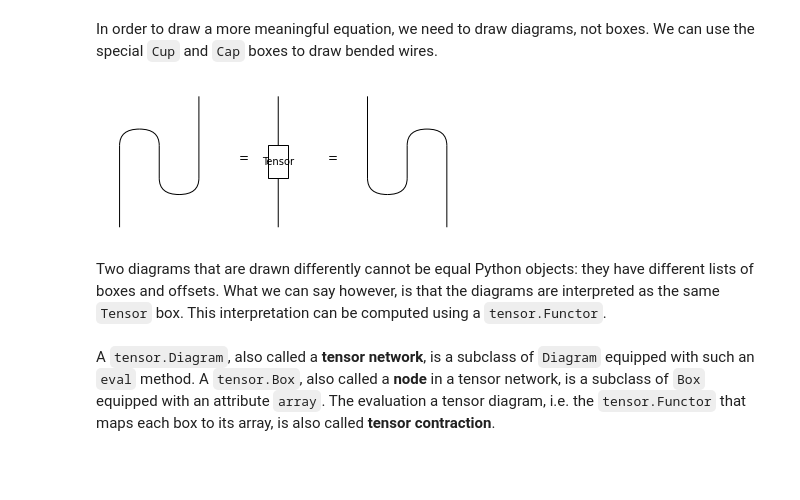
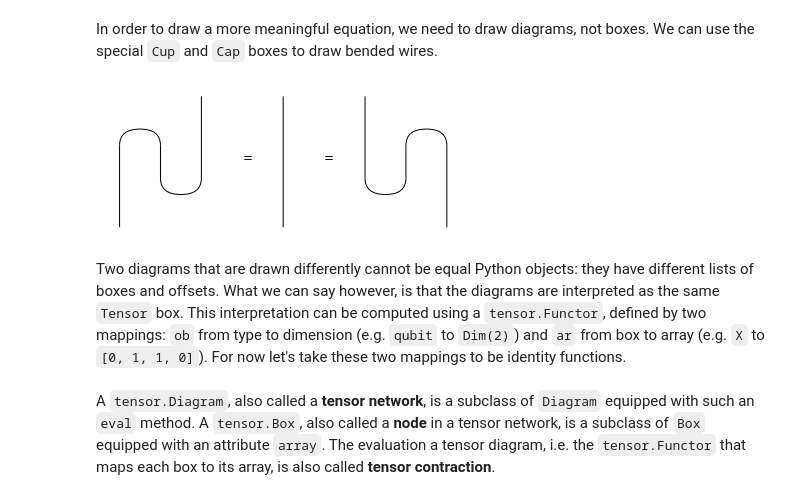
Before and after one commit to cnm13ryan/discopy, a Jupyter notebook: docs/notebooks/qnlp-tutorial.ipynb, the cells around one changed output. Saved outputs shown, nothing was run; the diff lists cells and outputs as text; code cells hidden in the pictures; blank space fills up the shorter version.

```diff
--- a/docs/notebooks/qnlp-tutorial.ipynb
+++ b/docs/notebooks/qnlp-tutorial.ipynb
@@ -279,14 +285,14 @@ In order to draw a more meaningful equation, we need to draw diagrams, not boxes
 # %%
 from discopy import Cup, Cap
 
 left_snake = Cap(Dim(2), Dim(2)) @ Id(Dim(2)) >> Id(Dim(2)) @ Cup(Dim(2), Dim(2))
 right_snake = Id(Dim(2)) @ Cap(Dim(2), Dim(2)) >> Cup(Dim(2), Dim(2)) @ Id(Dim(2))
 
-drawing.equation(left_snake, _id, right_snake, figsize=(5, 2), draw_type_labels=False)
+drawing.equation(left_snake, Id(Dim(2)), right_snake, figsize=(5, 2), draw_type_labels=False)
 # %% [output]
-[figure, old version]
+[figure, new version]
 # %% [markdown]
-Two diagrams that are drawn differently cannot be equal Python objects: they have different lists of boxes and offsets. What we can say however, is that the diagrams are interpreted as the same `Tensor` box. This interpretation can be computed using a `tensor.Functor`.
+Two diagrams that are drawn differently cannot be equal Python objects: they have different lists of boxes and offsets. What we can say however, is that the diagrams are interpreted as the same `Tensor` box. This interpretation can be computed using a `tensor.Functor`, defined by two mappings: `ob` from type to dimension (e.g. `qubit` to `Dim(2)`) and `ar` from box to array (e.g. `X` to `[0, 1, 1, 0]`). For now let's take these two mappings to be identity functions.
 # %%
 from discopy import tensor
 
```
Also changed, not shown: parts of 18 cells of this notebook.
